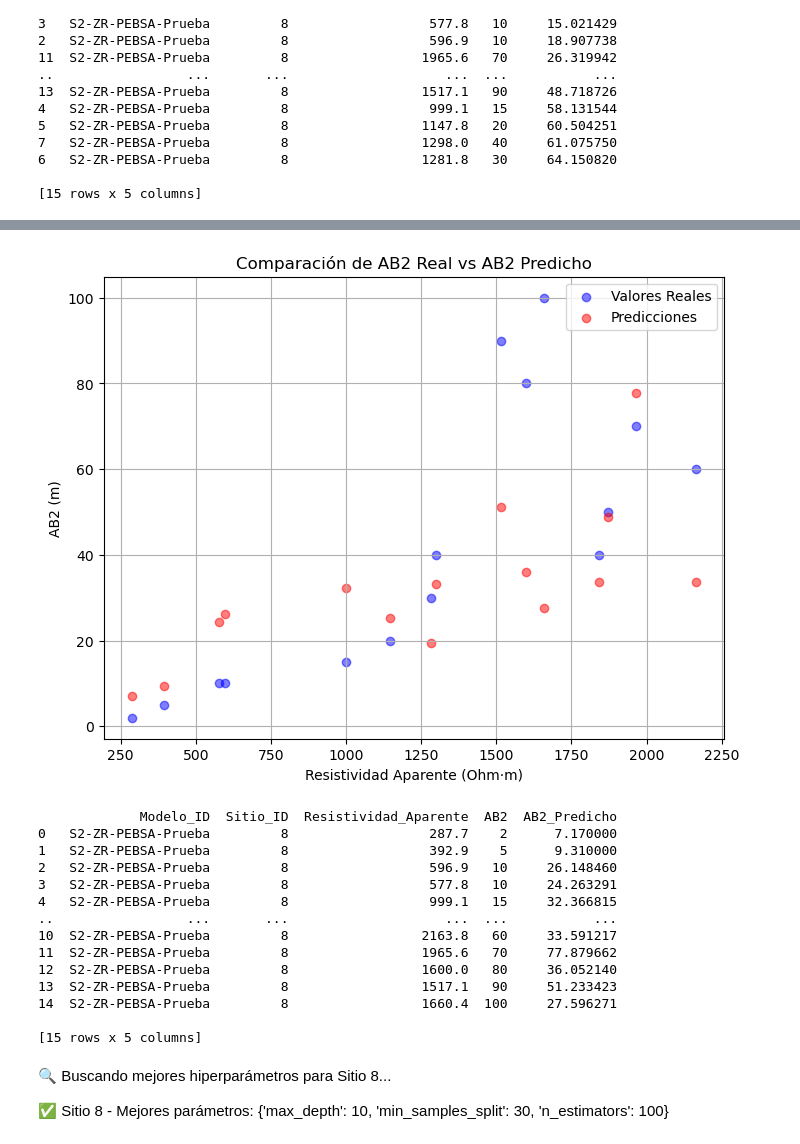
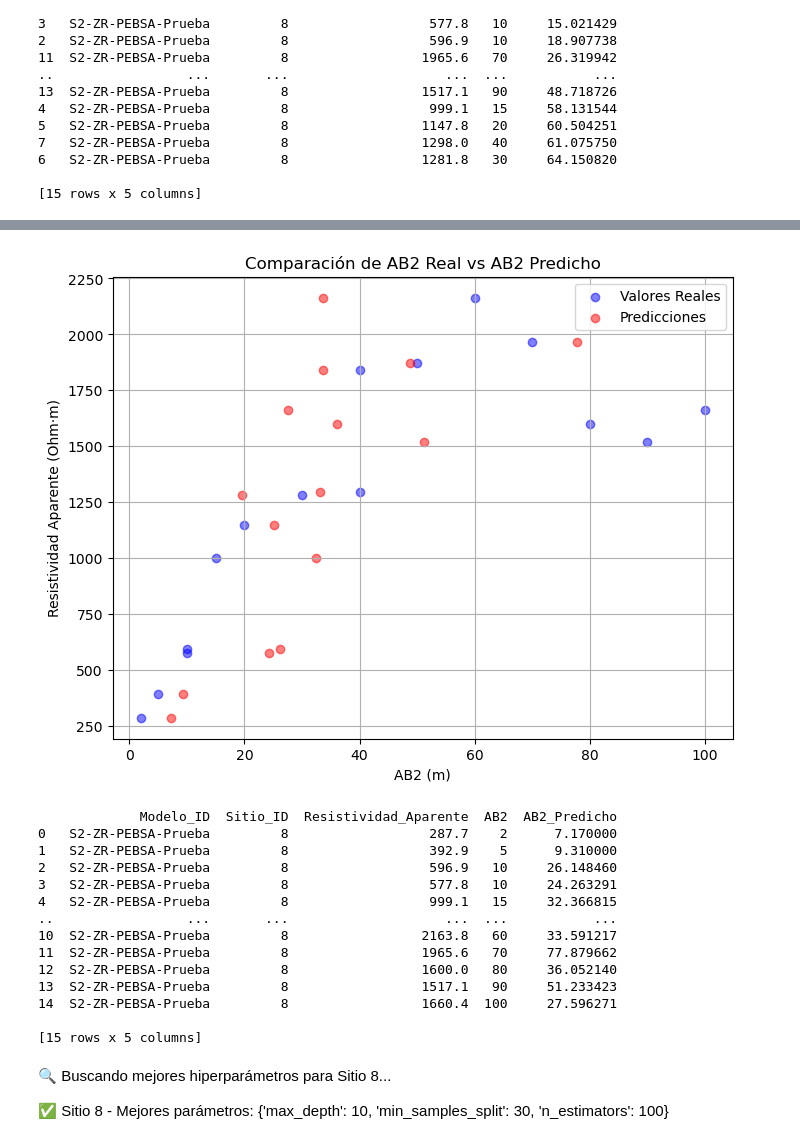
Before and after one commit to JuanJT117/TESIS-MCD, a Jupyter notebook: WorkWorkWork/Datos_Sinteticos_AB2.ipynb, the cells around one changed output, grey strips where cells are left out. Cells and saved outputs as stored; diff of their text form; code cells hidden in the pictures.

```diff
--- a/WorkWorkWork/Datos_Sinteticos_AB2.ipynb
+++ b/WorkWorkWork/Datos_Sinteticos_AB2.ipynb
@@ -1811,34 +1766,34 @@ Modelo guardado en modeloCompleto_sitio_8.joblib
 # %%
 datos_prueba_path = "datos_prueba.csv"
 modelo_path = "modeloCompleto_sitio_8.joblib"
 
 modelo = joblib.load(modelo_path)
 df_prueba1 = pd.read_csv(datos_prueba_path)
 df_prueba = pd.read_csv(datos_prueba_path)
 
 
 X_prueba = df_prueba[['Resistividad_Aparente']]
 
 df_prueba["AB2_Predicho"] = modelo.predict(X_prueba)
 
 # Guardar los resultados en un nuevo archivo
 output_path = "predicciones_sitio_8.csv"
 df_prueba.to_csv(output_path, index=False)
 
 plt.figure(figsize=(8, 6))
-plt.scatter(df_prueba1["Resistividad_Aparente"], df_prueba["AB2"], color="blue", alpha=0.5, label="Valores Reales")
-plt.scatter(df_prueba["Resistividad_Aparente"], df_prueba["AB2_Predicho"], color="red", alpha=0.5, label="Predicciones")
-plt.xlabel("Resistividad Aparente (Ohm·m)")
-plt.ylabel("AB2 (m)")
+plt.scatter(df_prueba["AB2"], df_prueba1["Resistividad_Aparente"], color="blue", alpha=0.5, label="Valores Reales")
+plt.scatter(df_prueba["AB2_Predicho"], df_prueba["Resistividad_Aparente"], color="red", alpha=0.5, label="Predicciones")
+plt.xlabel("AB2 (m)")
+plt.ylabel("Resistividad Aparente (Ohm·m)")
 plt.title("Comparación de AB2 Real vs AB2 Predicho")
 plt.legend()
 plt.grid(True)
 plt.show()
 
 # Mostrar resultados
 print(df_prueba[["Modelo_ID", "Sitio_ID", "Resistividad_Aparente", "AB2", "AB2_Predicho"]])
 # %% [output]
-[figure, old version]
+[figure, new version]
              Modelo_ID  Sitio_ID  Resistividad_Aparente  AB2  AB2_Predicho
 0   S2-ZR-PEBSA-Prueba         8                  287.7    2      7.170000
 1   S2-ZR-PEBSA-Prueba         8                  392.9    5      9.310000
```
Also changed, not shown: parts of 19 cells of this notebook, 3 other files.
